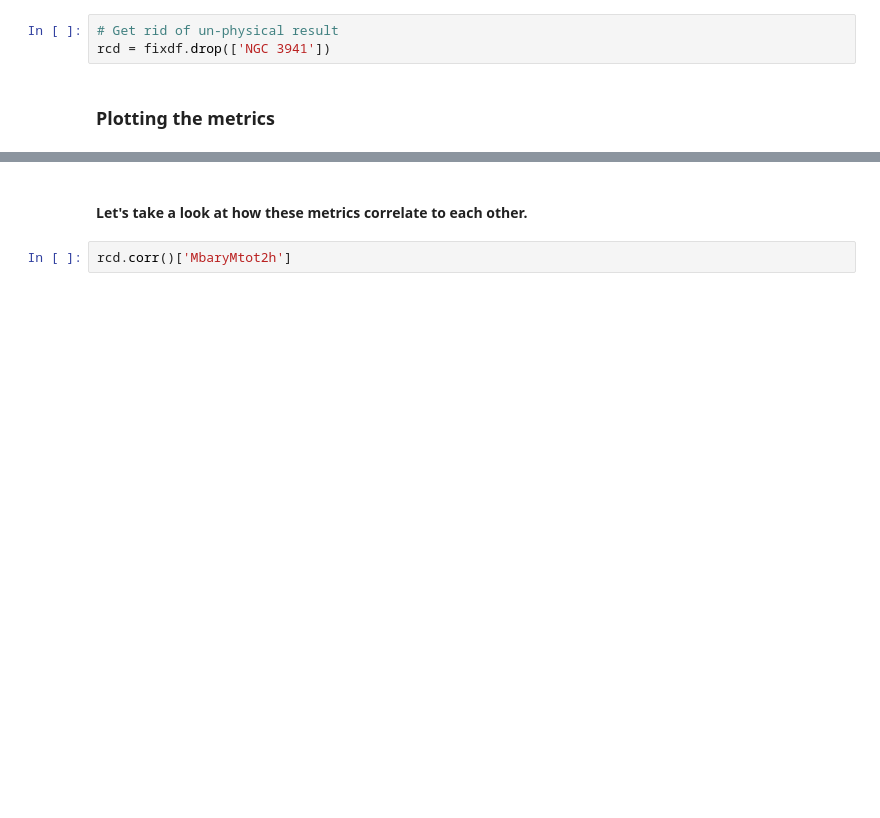
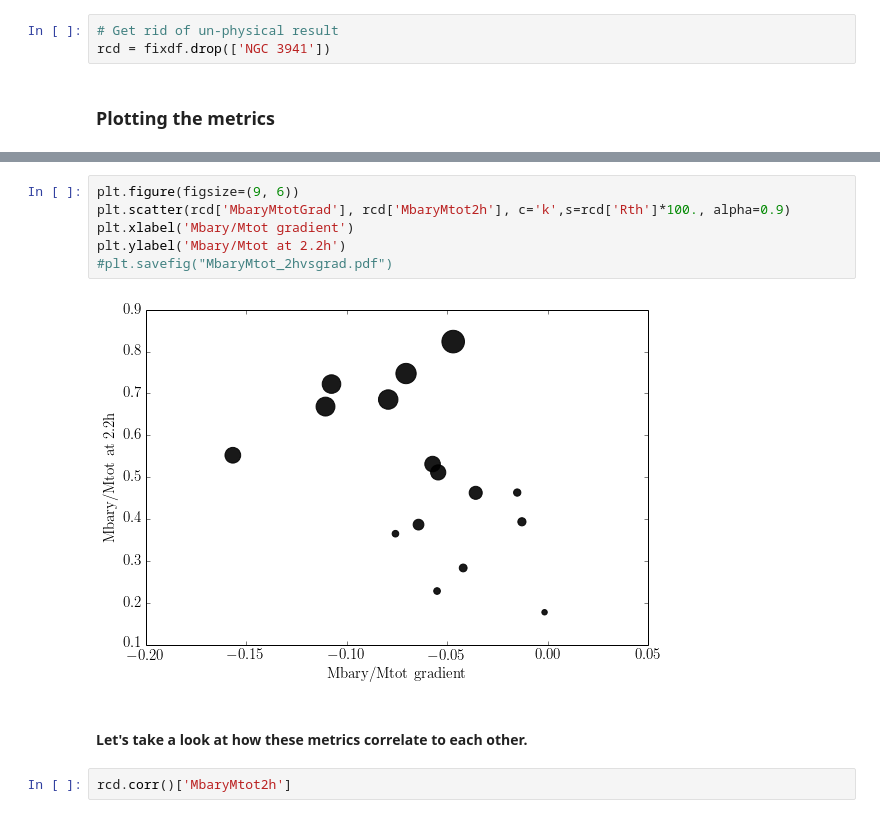
Before and after one commit to erichards/DissertationResearch, a Jupyter notebook: galaxiesEDA.ipynb, the cells around one changed output, grey strips where cells are left out. Saved outputs shown, nothing was run; the diff lists cells and outputs as text; blank space fills up the shorter version.

```diff
--- a/galaxiesEDA.ipynb
+++ b/galaxiesEDA.ipynb
@@ -353,3 +309,11 @@ plt.tight_layout()
+# %%
+plt.figure(figsize=(9, 6))
+plt.scatter(rcd['MbaryMtotGrad'], rcd['MbaryMtot2h'], c='k',s=rcd['Rth']*100., alpha=0.9)
+plt.xlabel('Mbary/Mtot gradient')
+plt.ylabel('Mbary/Mtot at 2.2h')
+#plt.savefig("MbaryMtot_2hvsgrad.pdf")
+# %% [output]
+[figure, added]
 # %% [markdown]
 #### Let's take a look at how these metrics correlate to each other.
 # %%
```
Also changed, not shown: parts of 93 cells of this notebook, 8 other files.
